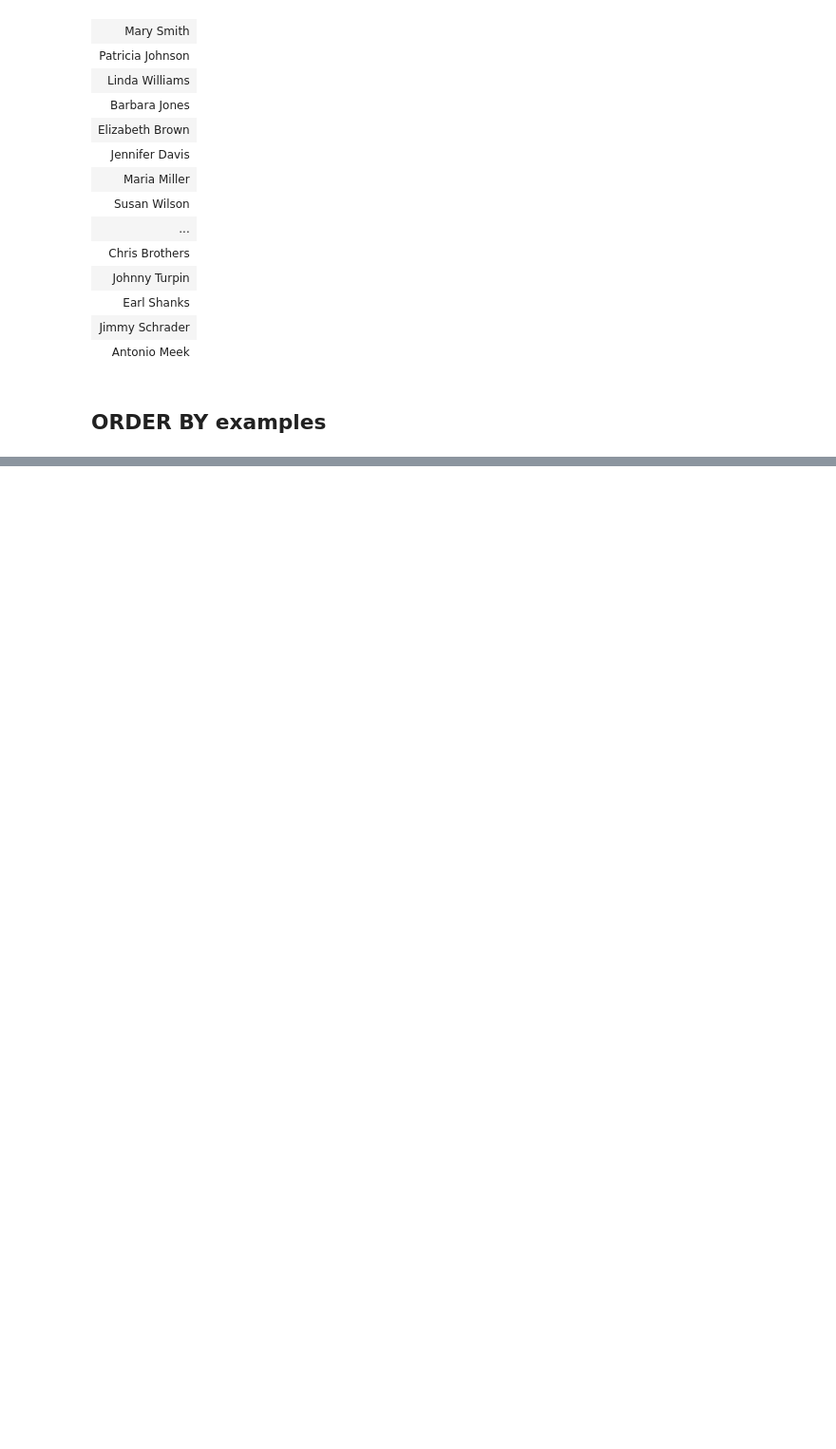
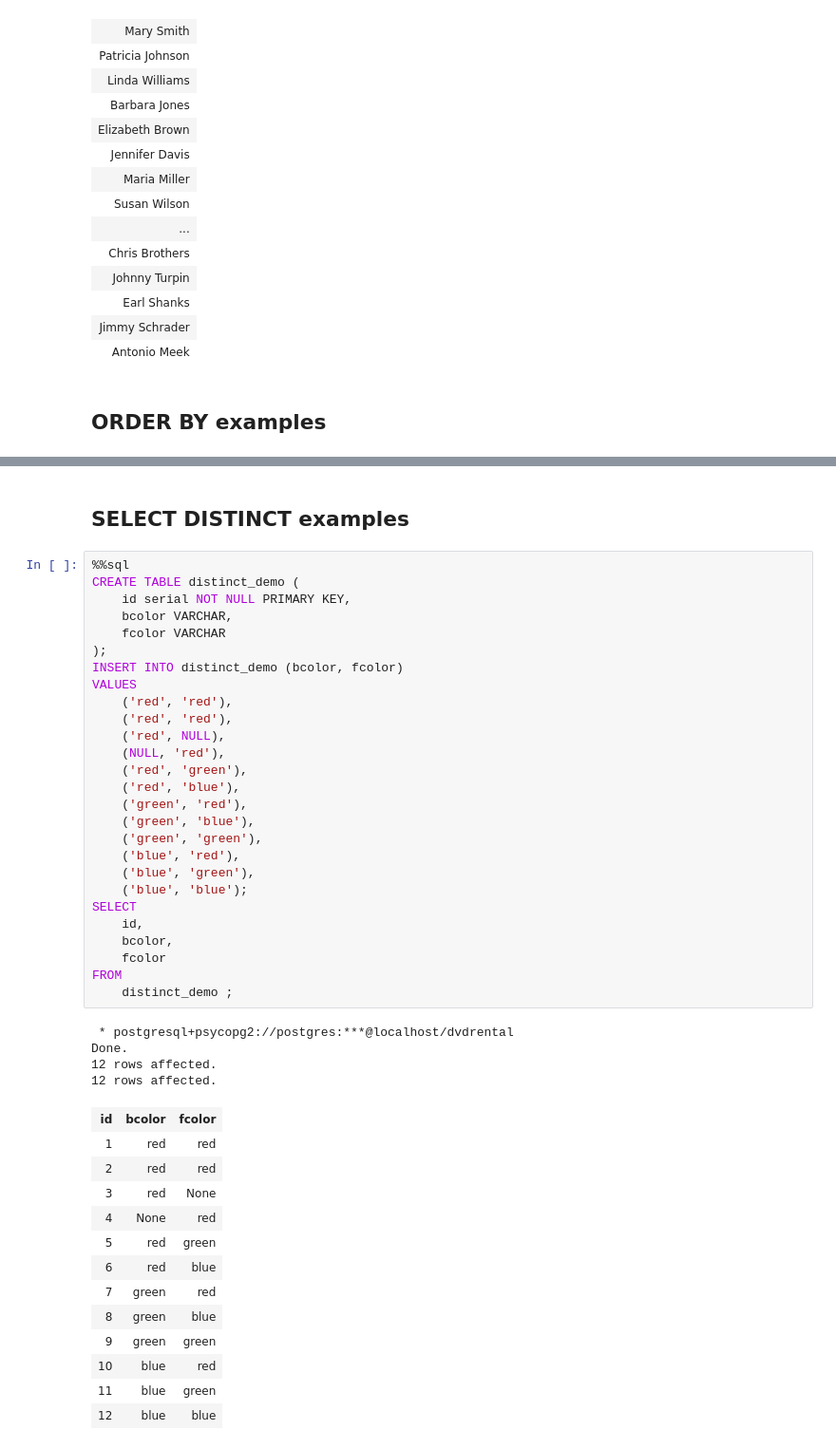
Before and after one commit to nafisa-samia/PostgreSQL-Database-Connection-Using-Python, a Jupyter notebook: Assignment Database Nafisa.ipynb, the cells around one changed output, grey strips where cells are left out. Shown: that part at 95% size. Saved outputs shown, nothing was run; the diff lists cells and outputs as text; blank space fills up the shorter version.

```diff
--- a/Assignment Database Nafisa.ipynb
+++ b/Assignment Database Nafisa.ipynb
@@ -354,0 +447,47 @@ FROM
+# %% [markdown]
+## SELECT DISTINCT examples
+# %%
+%%sql
+CREATE TABLE distinct_demo (
+    id serial NOT NULL PRIMARY KEY,
+    bcolor VARCHAR,
+    fcolor VARCHAR
+);
+INSERT INTO distinct_demo (bcolor, fcolor)
+VALUES
+    ('red', 'red'),
+    ('red', 'red'),
+    ('red', NULL),
+    (NULL, 'red'),
+    ('red', 'green'),
+    ('red', 'blue'),
+    ('green', 'red'),
+    ('green', 'blue'),
+    ('green', 'green'),
+    ('blue', 'red'),
+    ('blue', 'green'),
+    ('blue', 'blue');
+SELECT
+    id,
+    bcolor,
+    fcolor
+FROM
+    distinct_demo ;
+# %% [output]
+ * postgresql+psycopg2://postgres:***@localhost/dvdrental
+Done.
+12 rows affected.
+12 rows affected.
+| id | bcolor | fcolor |
+| 1 | red | red |
+| 2 | red | red |
+| 3 | red | None |
+| 4 | None | red |
+| 5 | red | green |
+| 6 | red | blue |
+| 7 | green | red |
+| 8 | green | blue |
+| 9 | green | green |
+| 10 | blue | red |
+| 11 | blue | green |
+| 12 | blue | blue |
```
Also changed, not shown: parts of 25 cells of this notebook.
